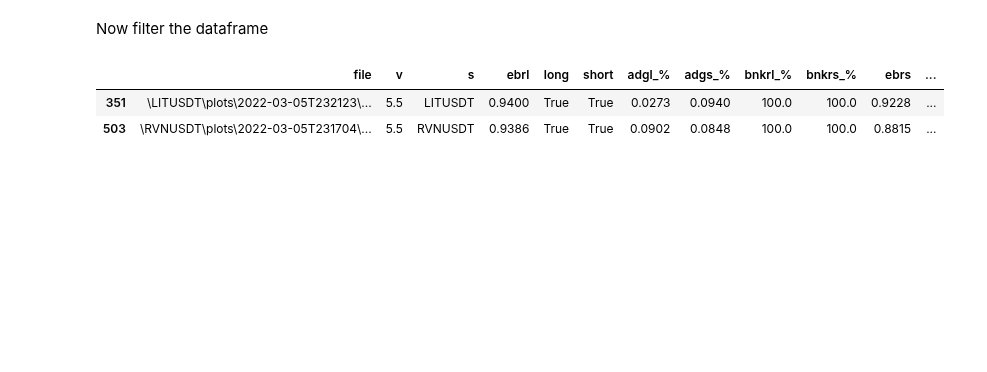
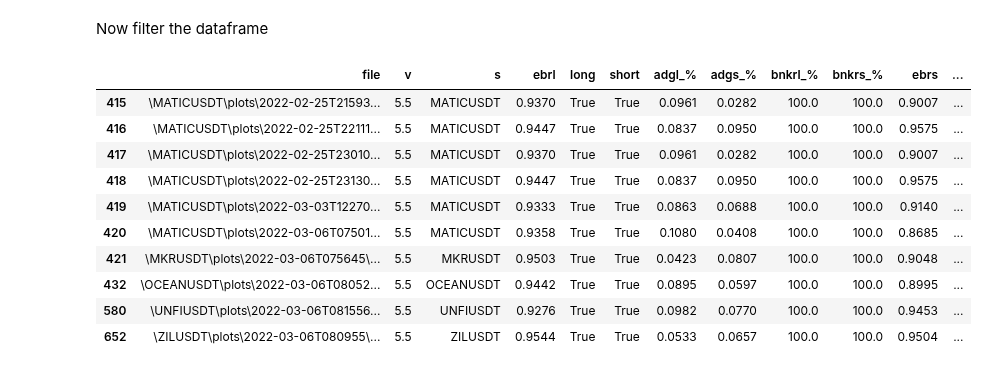
Before and after one commit to shroukkhan/passivbot, a Jupyter notebook: analyze_result.ipynb, the cells around one changed output. Drawn from its saved outputs; the diff is of its cells as text; code cells hidden in the pictures; blank space fills up the shorter version.

```diff
--- a/analyze_result.ipynb
+++ b/analyze_result.ipynb
@@ -84,36 +84,44 @@ allowed_symbols = ["ETHUSDT", "XRPUSDT", "1000SHIBUSDT", "DOGEUSDT", "ADAUSDT",
                    "STORJUSDT", "IOTAUSDT", "HOTUSDT", "NEOUSDT", "COMPUSDT",
                    "LINAUSDT", "KAVAUSDT", "BATUSDT", "WAVESUSDT", "IOSTUSDT",
                    "ALPHAUSDT", "RLCUSDT", "HBARUSDT", "DODOUSDT", "XMRUSDT",
                    "SNXUSDT", "ANKRUSDT", "DASHUSDT", "REEFUSDT", "ZENUSDT",
                    "CVCUSDT", "RENUSDT", "ICXUSDT", "RSRUSDT", "SKLUSDT",
                    "NKNUSDT", "BELUSDT", "ONTUSDT", "OGNUSDT", "BLZUSDT",
                    "MTLUSDT", "CTKUSDT", "RVNUSDT", "LITUSDT", "MKRUSDT",
                    "OCEANUSDT", "ZILUSDT", "UNFIUSDT", "BANDUSDT", "YFIIUSDT",
                    "TOMOUSDT", "TRBUSDT", "KNCUSDT", "STMXUSDT", "ZRXUSDT",
                    "SCUSDT", "AKROUSDT", "XEMUSDT", "FLMUSDT", "BALUSDT",
                    "BTSUSDT", "DGBUSDT", "DEFIUSDT"]
 
-allowed_symbols = ["CTKUSDT","RVNUSDT","LITUSDT"]
+allowed_symbols = ["MATICUSDT","MKRUSDT","OCEANUSDT","ZILUSDT","UNFIUSDT"]
 big_data['adgt_%'] = big_data['adgl_%'] + big_data['adgs_%']
 df = big_data[(big_data.s.isin(allowed_symbols))
               & (big_data['long'] == True)
               & (big_data['short'] == True)
               & (big_data['adgt_%'] > 0.09)
               & (big_data['bnkrl_%'] > 95.0)
               & (big_data['bnkrs_%'] > 95.0)
               & (big_data['ebrs'] > .85)
               & (big_data['ebrl'] > .85)
               & (big_data['v'] == '5.5')
 
     # & (big_data['tg_%'] > 10)
     # & (big_data['ebr'] > .85)
               ]
 #df['total_adg'] = big_data['adgl_%'] + big_data['adgs_%']
 df
 # %% [output]
 |  | file | v | s | ebrl | long | short | adgl_% | adgs_% | bnkrl_% | bnkrs_% | ebrs | ... |
-| 351 | \LITUSDT\plots\2022-03-05T232123\... | 5.5 | LITUSDT | 0.9400 | True | True | 0.0273 | 0.0940 | 100.0 | 100.0 | 0.9228 | ... |
-| 503 | \RVNUSDT\plots\2022-03-05T231704\... | 5.5 | RVNUSDT | 0.9386 | True | True | 0.0902 | 0.0848 | 100.0 | 100.0 | 0.8815 | ... |
+| 415 | \MATICUSDT\plots\2022-02-25T21593... | 5.5 | MATICUSDT | 0.9370 | True | True | 0.0961 | 0.0282 | 100.0 | 100.0 | 0.9007 | ... |
+| 416 | \MATICUSDT\plots\2022-02-25T22111... | 5.5 | MATICUSDT | 0.9447 | True | True | 0.0837 | 0.0950 | 100.0 | 100.0 | 0.9575 | ... |
+| 417 | \MATICUSDT\plots\2022-02-25T23010... | 5.5 | MATICUSDT | 0.9370 | True | True | 0.0961 | 0.0282 | 100.0 | 100.0 | 0.9007 | ... |
+| 418 | \MATICUSDT\plots\2022-02-25T23130... | 5.5 | MATICUSDT | 0.9447 | True | True | 0.0837 | 0.0950 | 100.0 | 100.0 | 0.9575 | ... |
+| 419 | \MATICUSDT\plots\2022-03-03T12270... | 5.5 | MATICUSDT | 0.9333 | True | True | 0.0863 | 0.0688 | 100.0 | 100.0 | 0.9140 | ... |
+| 420 | \MATICUSDT\plots\2022-03-06T07501... | 5.5 | MATICUSDT | 0.9358 | True | True | 0.1080 | 0.0408 | 100.0 | 100.0 | 0.8685 | ... |
+| 421 | \MKRUSDT\plots\2022-03-06T075645\... | 5.5 | MKRUSDT | 0.9503 | True | True | 0.0423 | 0.0807 | 100.0 | 100.0 | 0.9048 | ... |
+| 432 | \OCEANUSDT\plots\2022-03-06T08052... | 5.5 | OCEANUSDT | 0.9442 | True | True | 0.0895 | 0.0597 | 100.0 | 100.0 | 0.8995 | ... |
+| 580 | \UNFIUSDT\plots\2022-03-06T081556... | 5.5 | UNFIUSDT | 0.9276 | True | True | 0.0982 | 0.0770 | 100.0 | 100.0 | 0.9453 | ... |
+| 652 | \ZILUSDT\plots\2022-03-06T080955\... | 5.5 | ZILUSDT | 0.9544 | True | True | 0.0533 | 0.0657 | 100.0 | 100.0 | 0.9504 | ... |
 # %%
 df.drop_duplicates(subset=['s', 'tgl_%','tgs_%','adgl_%','adgs_%','adgt_%', 'bnkrl_%', 'bnkrs_%', 'ebrl', 'ebrs', 'long', 'short'], keep='first',
                    inplace=True)
```
Also changed, not shown: parts of 2 cells of this notebook, 6 other files.
